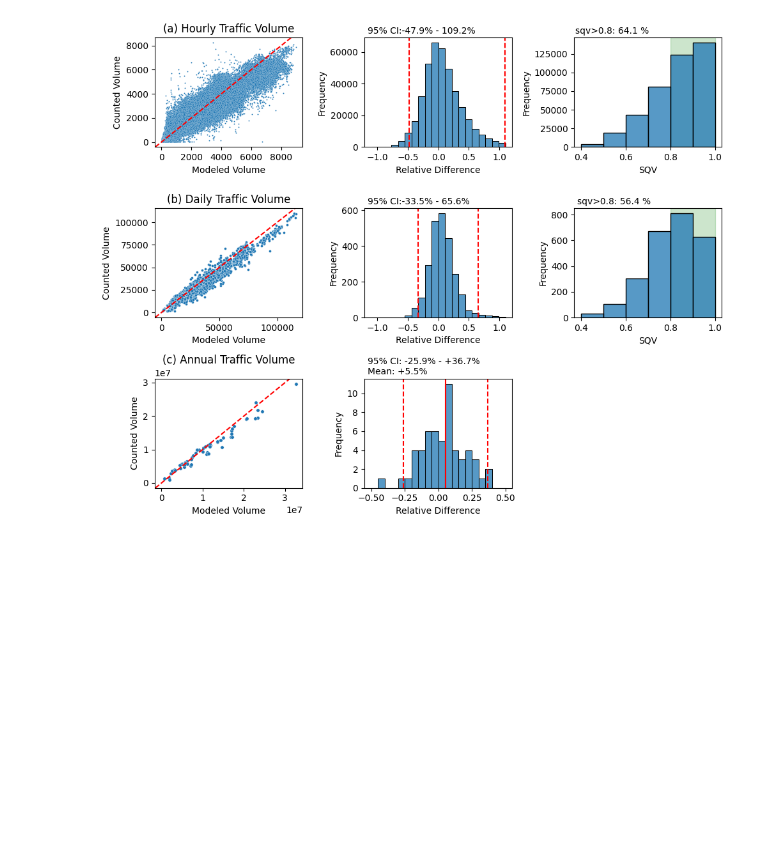
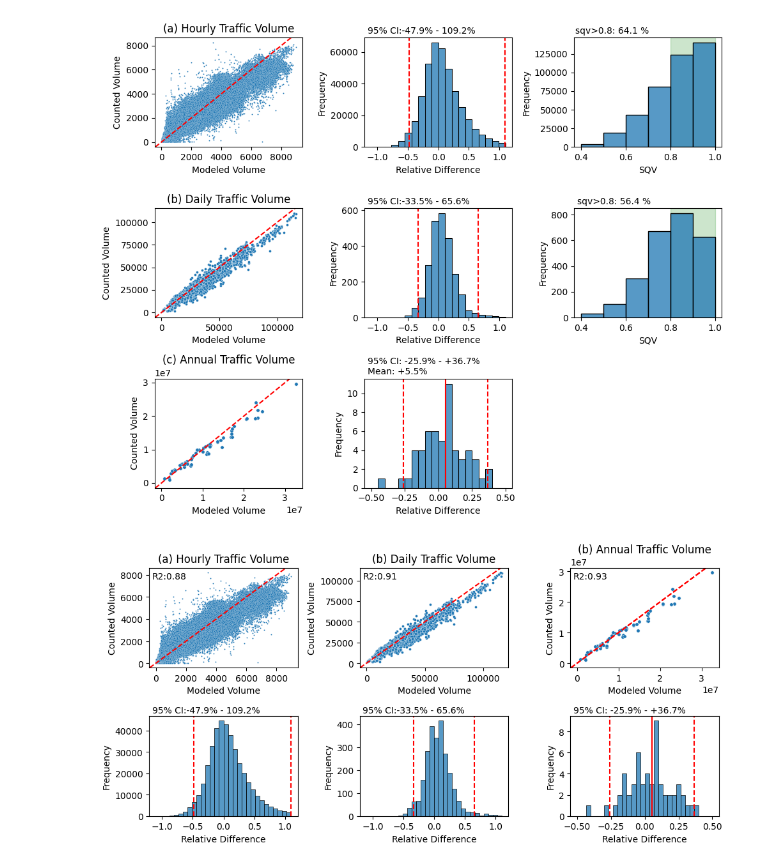
Before and after one commit to tum-esm/drive-inventory, a Jupyter notebook: notebooks/plotting/plot_activity_uncertainty.ipynb, the cells around one changed output. Cells and saved outputs as stored; diff of their text form; code cells hidden in the pictures; blank space fills up the shorter version.

```diff
--- a/notebooks/plotting/plot_activity_uncertainty.ipynb
+++ b/notebooks/plotting/plot_activity_uncertainty.ipynb
@@ -290,3 +297,81 @@ ax[2,1].set_xlabel('Relative Difference')
 plt.show()
 # %% [output]
 [figure]
+# %%
+fig, ax = plt.subplots(2,3, figsize = (10,5), tight_layout = True)
+plt.ticklabel_format(style = 'plain')
+
+sns.scatterplot(ax = ax[0,0], x = all_data['modeled_volume'], y = all_data['count'], s= 2)
+ax[0,0].axline([0,0], [1,1], color = 'red', linestyle = '--')
+text = f'R2:{r2_score(all_data["count"], all_data["modeled_volume"]):.2f}'
+ax[0,0].text(.02, 0.96, text, ha='left', va='top', transform=ax[0,0].transAxes)
+
+sns.histplot(ax = ax[1,0], x = all_data['rel_diff'], binrange=(-1.1, 1.1), bins = 30)
+lb = np.quantile(all_data["rel_diff"].to_numpy(), 0.025)
+ub = np.quantile(all_data["rel_diff"].to_numpy(), 0.975)
+ax[1,0].axvline(lb, color = 'r', linestyle = '--')
+ax[1,0].axvline(ub, color = 'r', linestyle = '--')
+
+text = f'95% CI:{lb*100:.1f}% - {ub*100:.1f}%'
+ax[1,0].text(.02, 1.1, text, ha='left', va='top', transform=ax[1,0].transAxes)
+
+ax[0,0].set_title('(a) Hourly Traffic Volume')
+ax[0,0].set_xlabel('Modeled Volume')
+ax[0,0].set_ylabel('Counted Volume')
+ax[1,0].set_ylabel('Frequency')
+ax[1,0].set_xlabel('Relative Difference')
+ax[0,0].ticklabel_format(style = 'scientific')
+
+### daily data
+
+sns.scatterplot(ax = ax[0,1], x = daily_count['modeled_volume'], y = daily_count['count'], s= 8)
+ax[0,1].axline([0,0], [1,1], color = 'red', linestyle = '--')
+text = f'R2:{r2_score(daily_count["count"], daily_count["modeled_volume"]):.2f}'
+ax[0,1].text(.02, 0.96, text, ha='left', va='top', transform=ax[0,1].transAxes)
+
+sns.histplot(ax = ax[1,1], x = daily_count['rel_diff'], binrange=(-1.1, 1.1), bins = 30)
+
+lb = np.quantile(daily_count["rel_diff"].to_numpy(), 0.025)
+ub = np.quantile(daily_count["rel_diff"].to_numpy(), 0.975)
+ax[1,1].axvline(lb, color = 'r', linestyle = '--')
+ax[1,1].axvline(ub, color = 'r', linestyle = '--')
+text = f'95% CI:{lb*100:.1f}% - {ub*100:.1f}%'
+ax[1,1].text(.02, 1.1, text, ha='left', va='top', transform=ax[1,1].transAxes)
+
+ax[0,1].set_title('(b) Daily Traffic Volume')
+ax[0,1].set_xlabel('Modeled Volume')
+ax[0,1].set_ylabel('Counted Volume')
+ax[1,1].set_ylabel('Frequency')
+ax[1,1].set_xlabel('Relative Difference')
+ax[0,1].ticklabel_format(style = 'scientific')
+
+# add annual estimates to the plot
+
+sns.scatterplot(ax = ax[0,2], x = monthly_count['modeled_volume'], y = monthly_count['count'], s= 15)
+ax[0,2].axline([0,0], [1,1], color = 'red',  linestyle = '--')
+ax[0,2].axline([0,0], [1,1], color = 'red', linestyle = '--')
+text = f'R2:{r2_score(monthly_count["count"], monthly_count["modeled_volume"]):.2f}'
+ax[0,2].text(.02, 0.96, text, ha='left', va='top', transform=ax[0,2].transAxes)
+
+sns.histplot(ax = ax[1,2], x = monthly_count['rel_diff'], binrange=(-0.5, 0.5), bins = 30)
+
+lb = np.quantile(monthly_count["rel_diff"].to_numpy(), 0.025)
+ub = np.quantile(monthly_count["rel_diff"].to_numpy(), 0.975)
+avg = np.mean(monthly_count["rel_diff"].to_numpy())
+
+ax[1,2].axvline(lb, color = 'r', linestyle = '--')
+ax[1,2].axvline(ub, color = 'r', linestyle = '--')
+ax[1,2].axvline(avg, color = 'r')
+
+text = f'95% CI: {lb*100:.1f}% - +{ub*100:.1f}%'
+ax[1,2].text(.02, 1.1, text, ha='left', va='top', transform=ax[1,2].transAxes)
+
+ax[0,2].set_title('(b) Annual Traffic Volume')
+ax[0,2].set_xlabel('Modeled Volume')
+ax[0,2].set_ylabel('Counted Volume')
+ax[1,2].set_ylabel('Frequency')
+ax[1,2].set_xlabel('Relative Difference')
+ax[0,2].ticklabel_format(style = 'scientific')
+plt.show()
+# %% [output]
+[figure, added]
```
Also changed, not shown: parts of 2 cells of this notebook, 8 other files.
